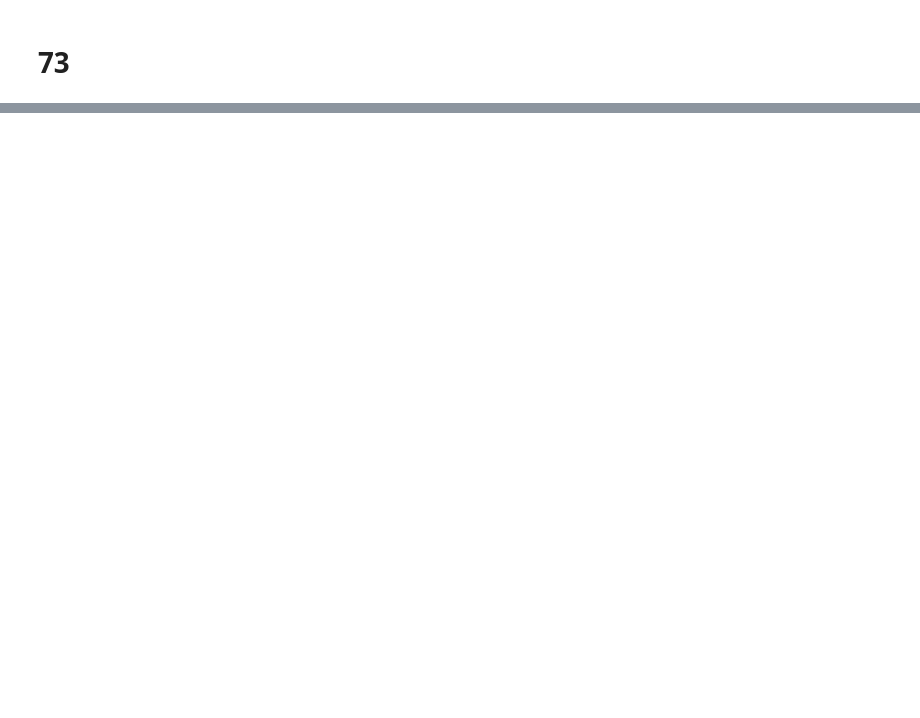
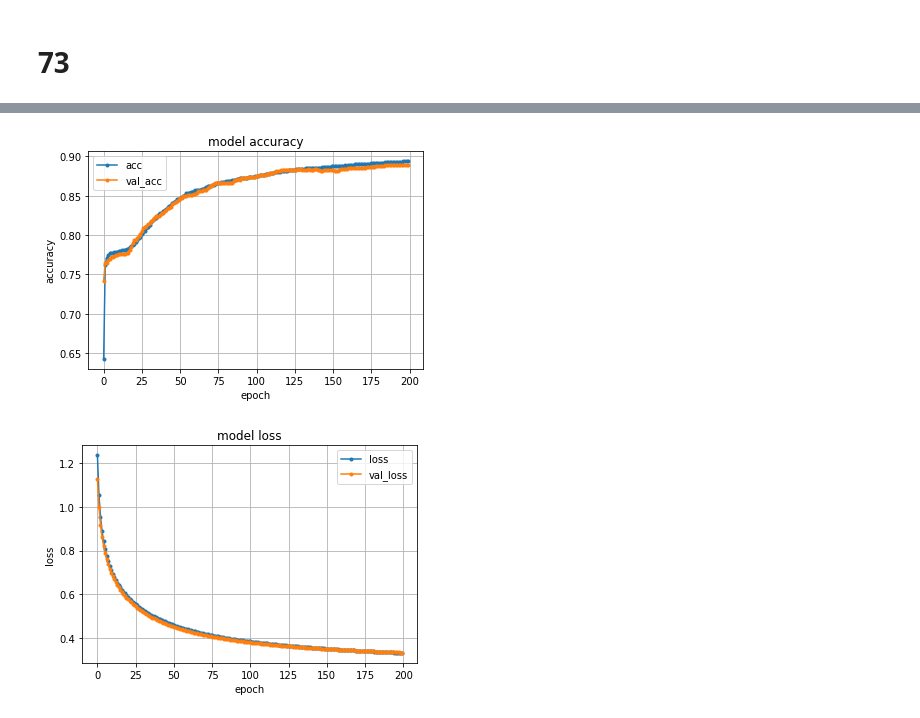
Before and after one commit to SJSY126/NLP100, a Jupyter notebook: Chapter8.ipynb, the cells around one changed output, grey strips where cells are left out. Saved outputs shown, nothing was run; the diff lists cells and outputs as text; code cells hidden in the pictures; blank space fills up the shorter version.

```diff
--- a/Chapter8.ipynb
+++ b/Chapter8.ipynb
@@ -198,0 +215,6 @@ Epoch 10/10
+# %%
+model = NN(4)
+model.compile(optimizer=tf.keras.optimizers.SGD(learning_rate=0.01),
+              loss=loss,
+              metrics=['accuracy']
+             )
@@ -198,0 +240,6 @@ Epoch 10/10
+# %%
+history = model.fit(train_v,train_t,
+                    epochs=200,
+                    validation_data=(valid_v, valid_t),
+                    verbose=2
+                   )
@@ -198,0 +264,25 @@ Epoch 10/10
+# %%
+import matplotlib.pyplot as plt
+
+# 精度のplot
+plt.plot(history.history['accuracy'], marker='.', label='acc')
+plt.plot(history.history['val_accuracy'], marker='.', label='val_acc')
+plt.title('model accuracy')
+plt.grid()
+plt.xlabel('epoch')
+plt.ylabel('accuracy')
+plt.legend(loc='best')
+plt.show()
+
+# 損失のplot
+plt.plot(history.history['loss'], marker='.', label='loss')
+plt.plot(history.history['val_loss'], marker='.', label='val_loss')
+plt.title('model loss')
+plt.grid()
+plt.xlabel('epoch')
+plt.ylabel('loss')
+plt.legend(loc='best')
+plt.show()
+# %% [output]
+[figure, added]
+[figure, added]
```
Also changed, not shown: parts of 17 cells of this notebook, 1 other file.
